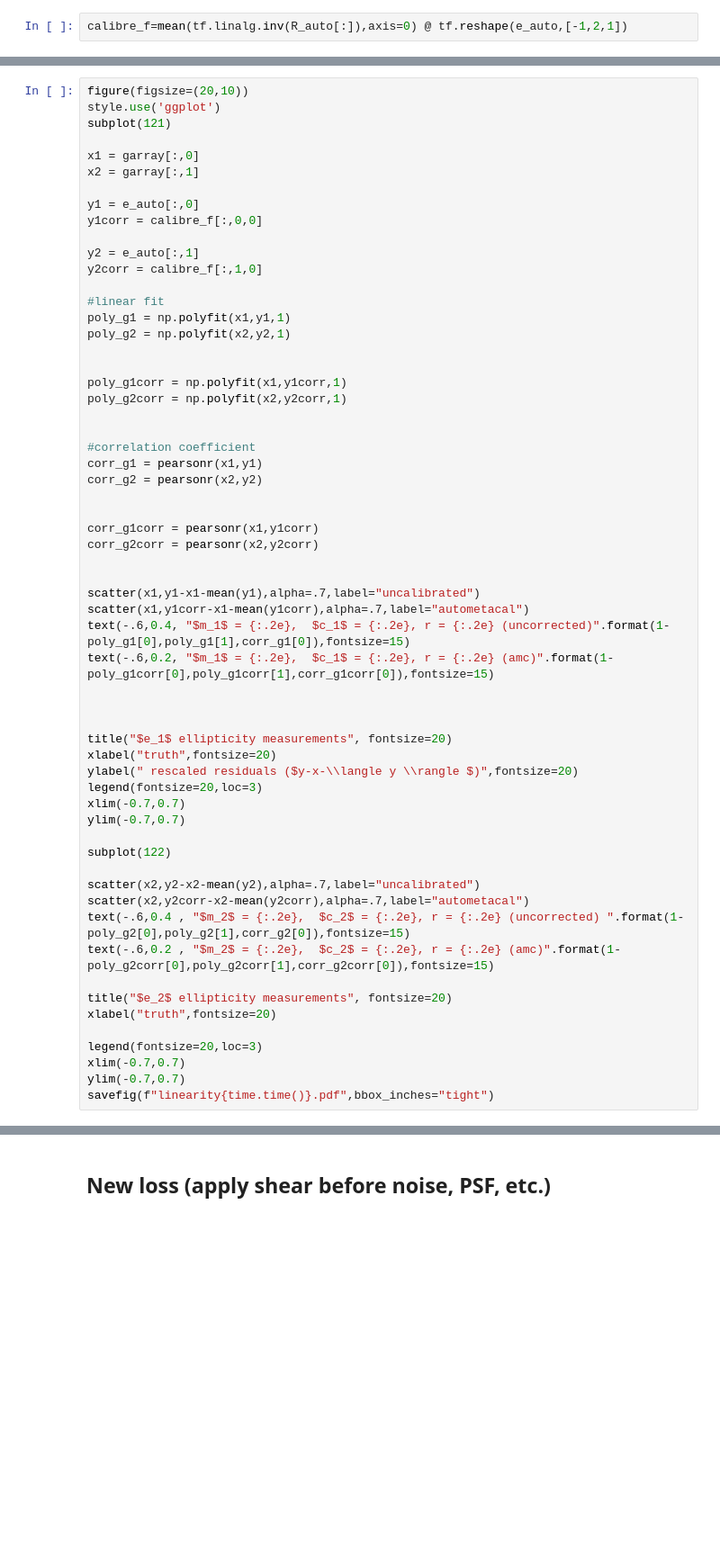
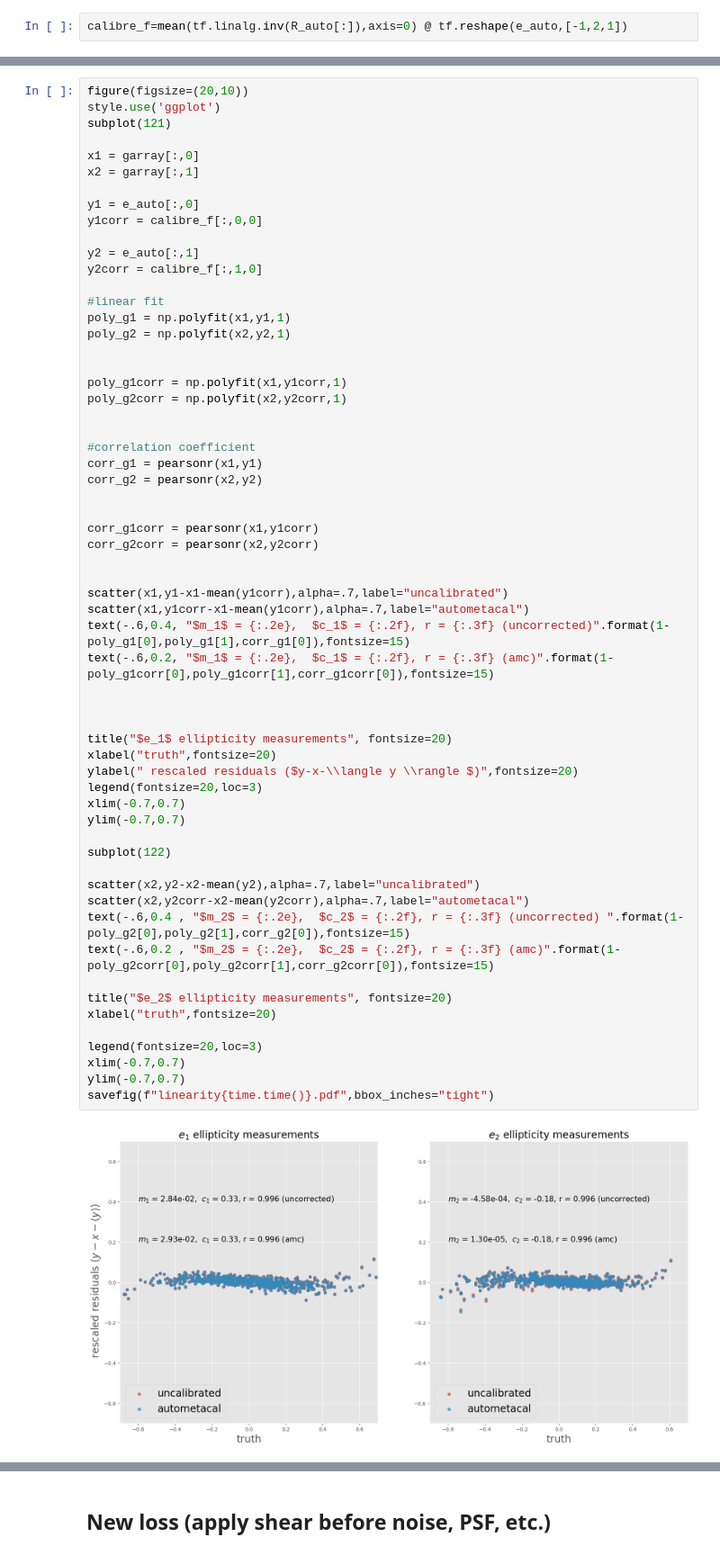
Before and after one commit to CosmoStat/LearnR, a Jupyter notebook: notebooks/RLoss_testing.ipynb, the cells around one changed output, grey strips where cells are left out. Shown: that part at 90% size. Drawn from its saved outputs; the diff is of its cells as text; blank space fills up the shorter version.

```diff
--- a/notebooks/RLoss_testing.ipynb
+++ b/notebooks/RLoss_testing.ipynb
@@ -319,38 +327,40 @@ corr_g1 = pearsonr(x1,y1)
 corr_g2 = pearsonr(x2,y2)
 
 
 corr_g1corr = pearsonr(x1,y1corr)
 corr_g2corr = pearsonr(x2,y2corr)
 
 
-scatter(x1,y1-x1-mean(y1),alpha=.7,label="uncalibrated")
+scatter(x1,y1-x1-mean(y1corr),alpha=.7,label="uncalibrated")
 scatter(x1,y1corr-x1-mean(y1corr),alpha=.7,label="autometacal")
-text(-.6,0.4, "$m_1$ = {:.2e},  $c_1$ = {:.2e}, r = {:.2e} (uncorrected)".format(1-poly_g1[0],poly_g1[1],corr_g1[0]),fontsize=15)
-text(-.6,0.2, "$m_1$ = {:.2e},  $c_1$ = {:.2e}, r = {:.2e} (amc)".format(1-poly_g1corr[0],poly_g1corr[1],corr_g1corr[0]),fontsize=15)
+text(-.6,0.4, "$m_1$ = {:.2e},  $c_1$ = {:.2f}, r = {:.3f} (uncorrected)".format(1-poly_g1[0],poly_g1[1],corr_g1[0]),fontsize=15)
+text(-.6,0.2, "$m_1$ = {:.2e},  $c_1$ = {:.2f}, r = {:.3f} (amc)".format(1-poly_g1corr[0],poly_g1corr[1],corr_g1corr[0]),fontsize=15)
 
 
 
 title("$e_1$ ellipticity measurements", fontsize=20)
 xlabel("truth",fontsize=20)
 ylabel(" rescaled residuals ($y-x-\\langle y \\rangle $)",fontsize=20)
 legend(fontsize=20,loc=3)
 xlim(-0.7,0.7)
 ylim(-0.7,0.7)
 
 subplot(122)
 
 scatter(x2,y2-x2-mean(y2),alpha=.7,label="uncalibrated")
 scatter(x2,y2corr-x2-mean(y2corr),alpha=.7,label="autometacal")
-text(-.6,0.4 , "$m_2$ = {:.2e},  $c_2$ = {:.2e}, r = {:.2e} (uncorrected) ".format(1-poly_g2[0],poly_g2[1],corr_g2[0]),fontsize=15)
-text(-.6,0.2 , "$m_2$ = {:.2e},  $c_2$ = {:.2e}, r = {:.2e} (amc)".format(1-poly_g2corr[0],poly_g2corr[1],corr_g2corr[0]),fontsize=15)
+text(-.6,0.4 , "$m_2$ = {:.2e},  $c_2$ = {:.2f}, r = {:.3f} (uncorrected) ".format(1-poly_g2[0],poly_g2[1],corr_g2[0]),fontsize=15)
+text(-.6,0.2 , "$m_2$ = {:.2e},  $c_2$ = {:.2f}, r = {:.3f} (amc)".format(1-poly_g2corr[0],poly_g2corr[1],corr_g2corr[0]),fontsize=15)
 
 title("$e_2$ ellipticity measurements", fontsize=20)
 xlabel("truth",fontsize=20)
 
 legend(fontsize=20,loc=3)
 xlim(-0.7,0.7)
 ylim(-0.7,0.7)
 savefig(f"linearity{time.time()}.pdf",bbox_inches="tight")
+# %% [output]
+[figure, added]
 # %%
 style.use('ggplot')
 figure(figsize=(20,8))
```
Also changed, not shown: parts of 30 cells of this notebook, 1 other file.
